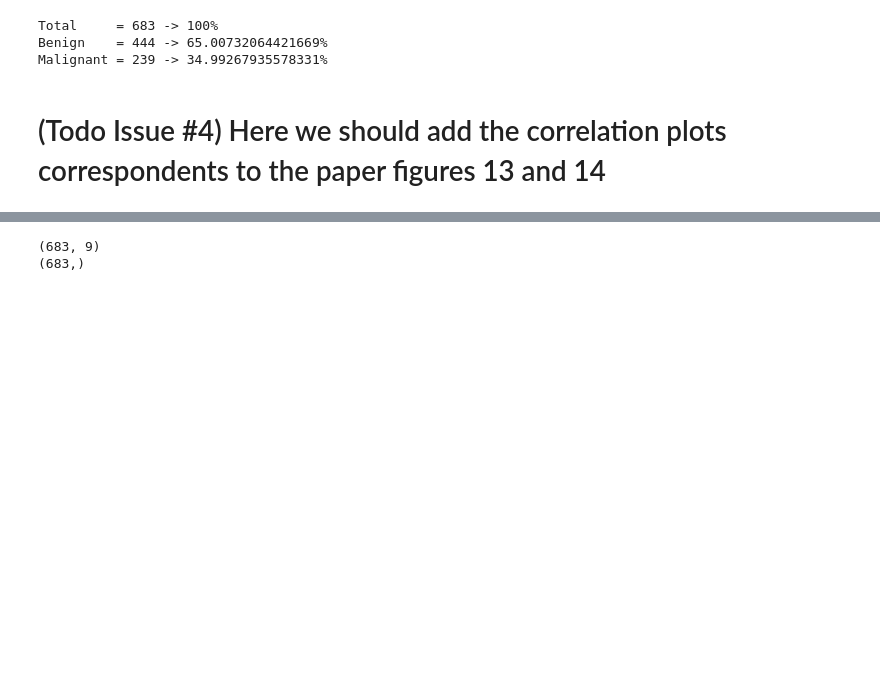
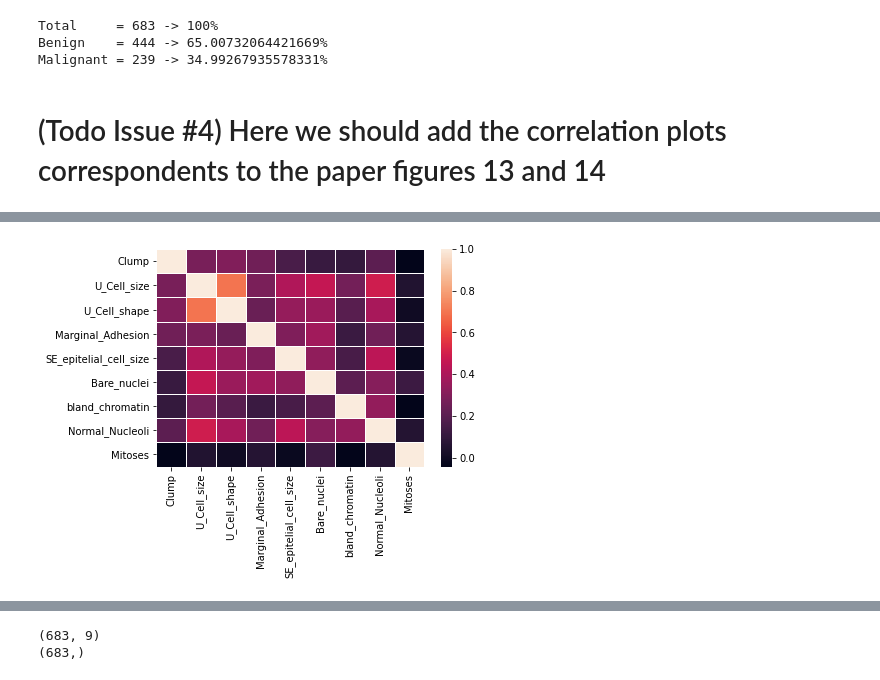
Before and after one commit to cleversonahum/breast_cancer_diagnosis, a Jupyter notebook: notebook/dt_classifier_breast_cancer.ipynb, the cells around one changed output, grey strips where cells are left out. Cells and saved outputs as stored; diff of their text form; code cells hidden in the pictures; blank space fills up the shorter version.

Commit message:
Parameters correlation and plot
I calculated the correlation among the parameters of both benign and
malignant samples and plotted their values using a heatmap. Fix #4 issue.

```diff
--- a/notebook/dt_classifier_breast_cancer.ipynb
+++ b/notebook/dt_classifier_breast_cancer.ipynb
@@ -108,0 +109,4 @@ Malignant = 239 -> 34.99267935578331%
+# %%
+# Correlation benign samples
+corr_mat_benign = df.loc[df.Class == 0].drop(['Class'], axis=1).corr()
+corr_mat_benign
@@ -108,0 +124,6 @@ Malignant = 239 -> 34.99267935578331%
+# %%
+plt.figure()
+ax = sns.heatmap(corr_mat_benign, linewidth=0.5)
+plt.show()
+# %% [output]
+[figure, added]
```
Also changed, not shown: parts of 5 cells of this notebook, 1 other file.
